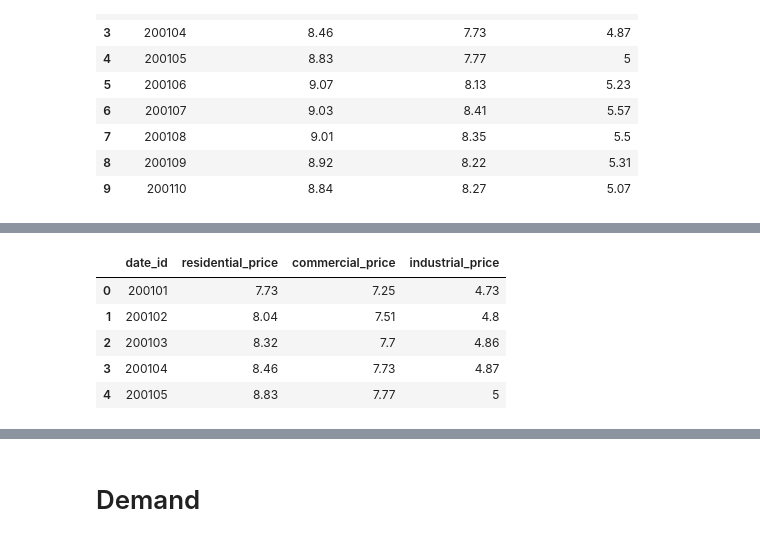
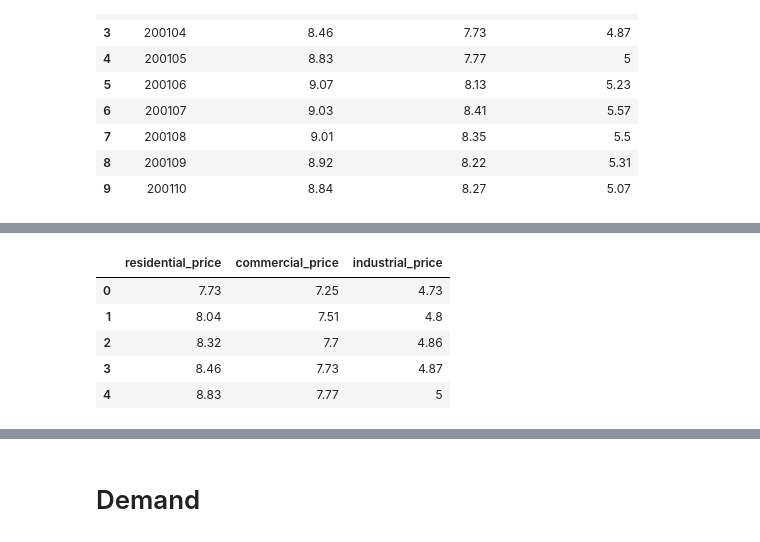
Before and after one commit to ksieng2012/ETL_Project, a Jupyter notebook: Notebooks/electricity_demand_price.ipynb, the cells around one changed output, grey strips where cells are left out. Drawn from its saved outputs; the diff is of its cells as text; code cells hidden in the pictures.

```diff
--- a/Notebooks/electricity_demand_price.ipynb
+++ b/Notebooks/electricity_demand_price.ipynb
@@ -71,3 +71,6 @@ df_price_final.head(10)
 | 7 | 200108 | 9.01 | 8.35 | 5.5 |
 | 8 | 200109 | 8.92 | 8.22 | 5.31 |
 | 9 | 200110 | 8.84 | 8.27 | 5.07 |
+# %%
+df_price_final.drop(["Series Key"], axis=1, inplace = True)
+df_price_final
@@ -74,10 +91,10 @@ df_price_final.head(10)
 # %%
-df_price_final=df_price_final.rename(columns={ "ELEC.PRICE.US-RES.M": "residential_price", "ELEC.PRICE.US-COM.M": "commercial_price", "ELEC.PRICE.US-IND.M":"industrial_price", "Series Key":"date_id"})
+df_price_final=df_price_final.rename(columns={ "ELEC.PRICE.US-RES.M": "residential_price", "ELEC.PRICE.US-COM.M": "commercial_price", "ELEC.PRICE.US-IND.M":"industrial_price"})
 df_price_final.head()
 # %% [output]
-|  | date_id | residential_price | commercial_price | industrial_price |
-| 0 | 200101 | 7.73 | 7.25 | 4.73 |
-| 1 | 200102 | 8.04 | 7.51 | 4.8 |
-| 2 | 200103 | 8.32 | 7.7 | 4.86 |
-| 3 | 200104 | 8.46 | 7.73 | 4.87 |
-| 4 | 200105 | 8.83 | 7.77 | 5 |
+|  | residential_price | commercial_price | industrial_price |
+| 0 | 7.73 | 7.25 | 4.73 |
+| 1 | 8.04 | 7.51 | 4.8 |
+| 2 | 8.32 | 7.7 | 4.86 |
+| 3 | 8.46 | 7.73 | 4.87 |
+| 4 | 8.83 | 7.77 | 5 |
```
Also changed, not shown: parts of 6 cells of this notebook.
